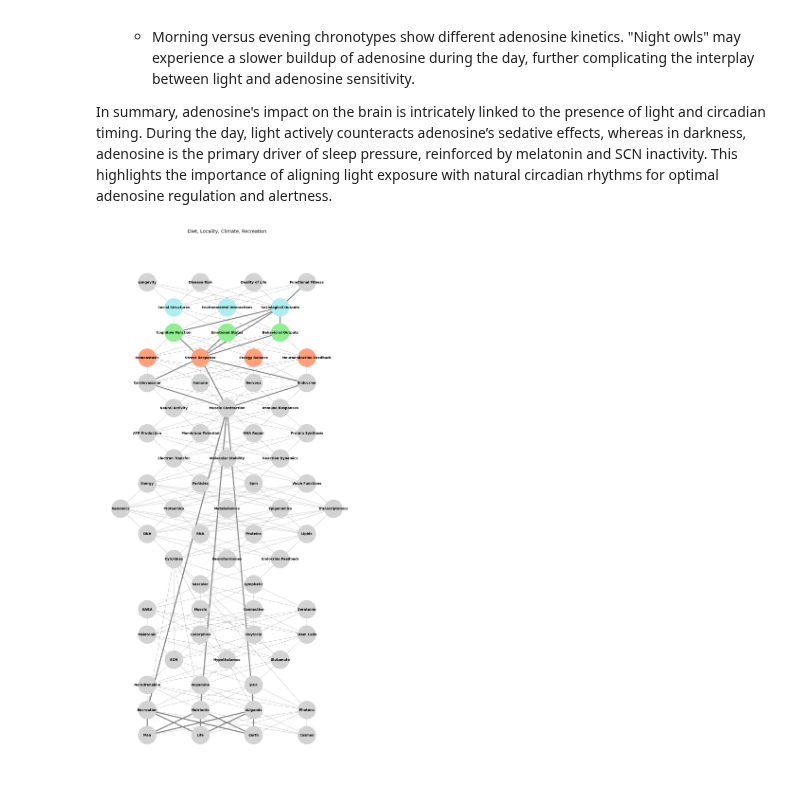
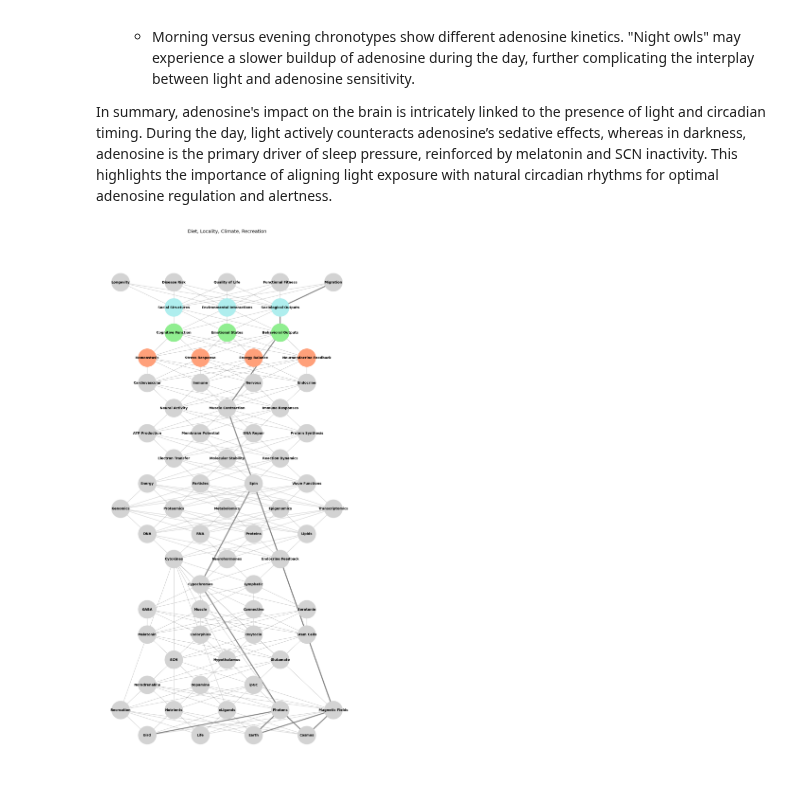
Before and after one commit to abikesa/self-neighbor-god, a Jupyter notebook: kitabo/ensi/_build/jupyter_execute/act1/chapter2.ipynb, the cells around one changed output. Drawn from its saved outputs; the diff is of its cells as text; code cells hidden in the pictures.

```diff
--- a/kitabo/ensi/_build/jupyter_execute/act1/chapter2.ipynb
+++ b/kitabo/ensi/_build/jupyter_execute/act1/chapter2.ipynb
@@ -61,13 +61,13 @@ import matplotlib.pyplot as plt
 
 # Define layers for the input (compression) phase
 input_layers = {
-    "Biology": ['Man', 'Life', 'Earth', 'Cosmos'],
-    "Recreation and External Factors": ['Recreation', 'Nutrients', 'eLigands', 'Photons'],
+    "Biology": ['Bird', 'Life', 'Earth', 'Cosmos'],
+    "Recreation and External Factors": ['Recreation', 'Nutrients', 'eLigands', 'Photons', 'Magnetic Fields'],
     "Ligands & Receptors": ['Noradrenaline', 'Dopamine', 'ipGC', 'Cytokines'],
     "Pathways": ['SCN', 'Hypothalamus', 'Glutamate'],
     "Cells": ['Melatonin', 'Endorphins', 'Oxytocin', 'Stem Cells'],
    "Tissues": ['GABA', 'Muscle', 'Connective', 'Serotonin'],
-    "Systems": [ 'Vascular', 'Lymphatic'],
+    "Systems": [ 'Cypochromes', 'Lymphatic'],
     "Immuno-Neuro-Endocrinology": ['Cytokines', 'Neurohormones', 'Endocrine Feedback'],
     "Molecular Biology": ['DNA', 'RNA', 'Proteins', 'Lipids'],
     "Omics": ['Genomics', 'Proteomics', 'Metabolomics', 'Epigenomics', 'Transcriptomics'],
@@ -83,7 +83,7 @@ output_layers = {
     "Physiological States": ['Homeostasis', 'Stress Response', 'Energy Balance', 'Neuroendocrine Feedback'],
     "Behavioral and Psychological Outcomes": ['Cognitive Function', 'Emotional States', 'Behavioral Outputs'],
     "Sociological and Environmental Interactions": ['Social Structures', 'Environmental Interactions', 'Sociological Outputs'],
-    "Functional Health Outcomes": ['Longevity', 'Disease Risk', 'Quality of Life', 'Functional Fitness']
+    "Functional Health Outcomes": ['Longevity', 'Disease Risk', 'Quality of Life', 'Functional Fitness', 'Migration']
 }
 
 # Merge input and output layers
@@ -128,47 +128,40 @@ for node in G_full_biology.nodes():
     for layer_name, color in highlighted_layers.items():
         if node in full_layers[layer_name]:
             node_colors.append(color)
             break
     else:
         node_colors.append("lightgray")
 
 # Highlight the Stress Pathway
 stress_path = [
-    "Earth", "Nutrients",
-    "Earth", "Recreation",
-    "Earth", "eLigands",
-    "Life", "Nutrients",
-    "Life", "Recreation",
-    "Life", "eLigands",
-    "Man", "Nutrients",
-    "Man", "Recreation",
-    "Man", "eLigands", "Muscle Contraction",
-    "Nutrients", "Muscle Contraction",
-    "Recreation", "Muscle Contraction", "Endocrine", "Stress Response",
-    "Muscle Contraction", "Cardiovascular",
-    "Stress Response", "Cognitive Function", "Sociological Outputs",
-    "Stress Response", "Emotional States", "Sociological Outputs",
-    "Stress Response", "Behavioral Outputs", "Sociological Outputs",
-    "Functional Fitness"
+'Bird', 'Photons',
+'Earth', 'Magnetic Fields',
+'Cosmos', 'Photons',
+'Cypochromes',
+'Spin', 'Magnetic Fields',
+'Muscle Contraction',
+'Behavioral Outputs',
+'Sociological Outputs',
+'Migration'
 ]
 
 for i in range(len(stress_path) - 1):
     G_full_biology.add_edge(stress_path[i], stress_path[i + 1], weight=5)
 
 edge_widths = []
 for u, v in G_full_biology.edges():
     if (u, v) in zip(stress_path, stress_path[1:]):
         edge_widths.append(3)  # Highlighted path
     else:
         edge_widths.append(0.5)
 
 # Draw the graph
 plt.figure(figsize=(14, 30))
 nx.draw_networkx_nodes(G_full_biology, pos_full_biology, node_size=3000, node_color=node_colors)
 nx.draw_networkx_labels(G_full_biology, pos_full_biology, font_size=10, font_weight="bold")
 nx.draw_networkx_edges(G_full_biology, pos_full_biology, width=edge_widths, edge_color="gray")
 plt.title("Diet, Locality, Climate, Recreation", fontsize=14)
 plt.axis('off')
 plt.show()
 # %% [output]
-[figure, old version]
+[figure, new version]
```
Also changed, not shown: parts of 2 cells of this notebook, 17 other files.
